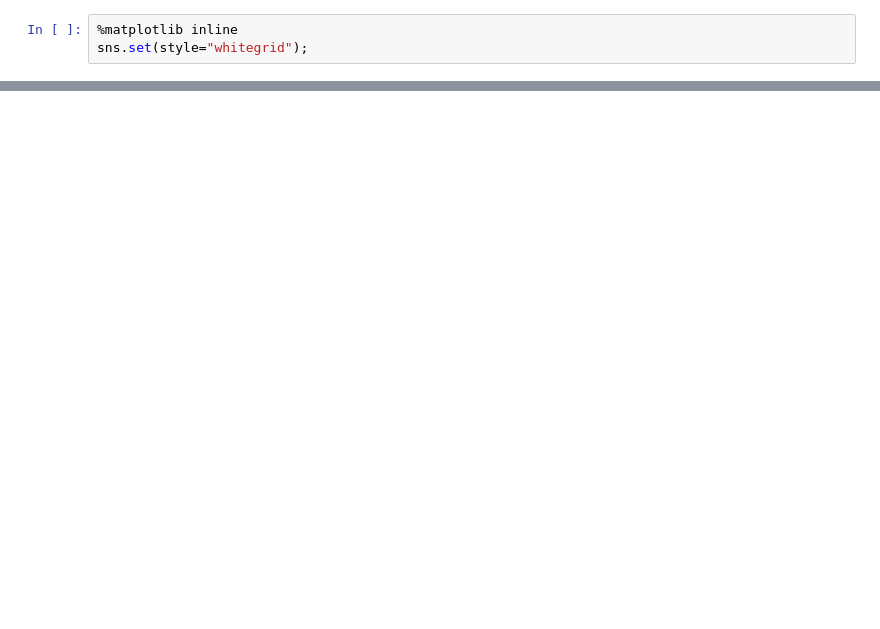
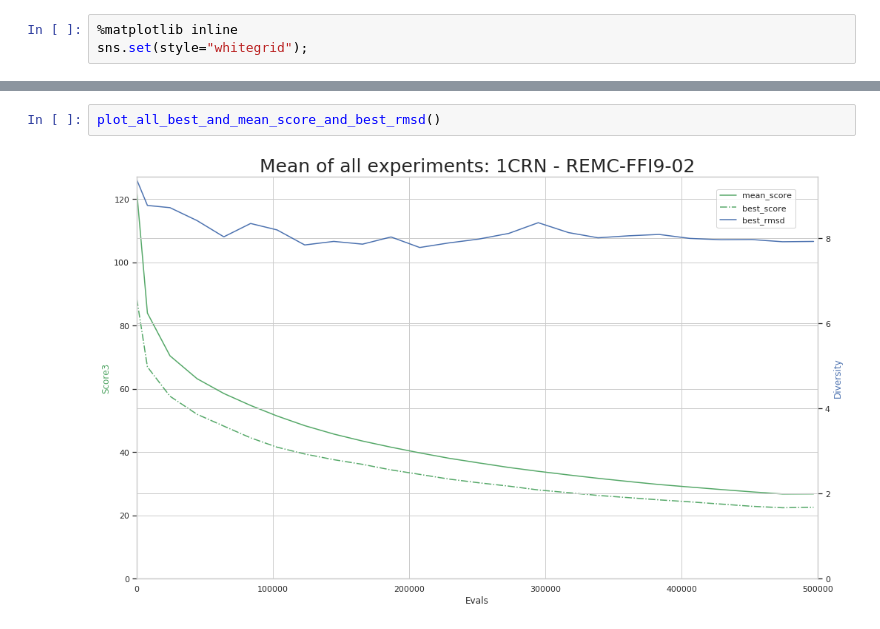
Before and after one commit to h3nnn4n/protein-prediction-framework, a Jupyter notebook: tools/notebooks/convergence/Convergence analysis.ipynb, the cells around one changed output, grey strips where cells are left out. Saved outputs shown, nothing was run; the diff lists cells and outputs as text; blank space fills up the shorter version.

```diff
--- a/tools/notebooks/convergence/Convergence analysis.ipynb
+++ b/tools/notebooks/convergence/Convergence analysis.ipynb
@@ -47,0 +63,4 @@ plot_all_best_and_mean_score_and_avg_rmsd()
+# %%
+plot_all_best_and_mean_score_and_best_rmsd()
+# %% [output]
+[figure, added]
```
Also changed, not shown: parts of 15 cells of this notebook, 4 other files.
